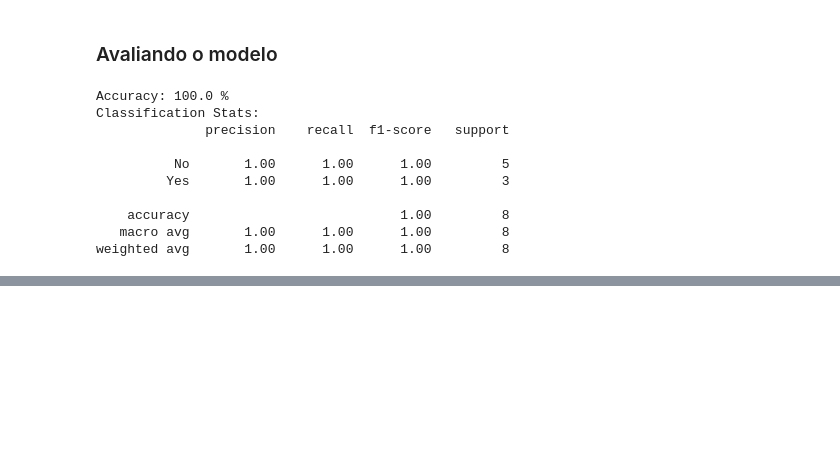
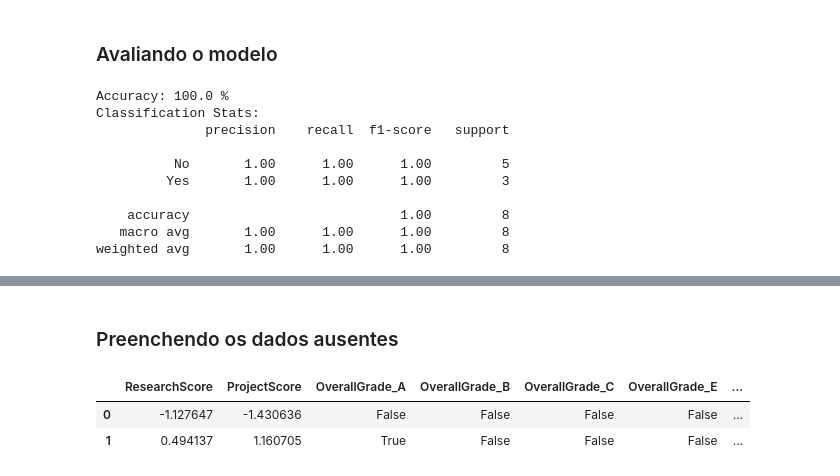
Before and after one commit to Fabio-Trindade/Eng-Aprendizado-M-quina, a Jupyter notebook: AP1/3869-Fabio-AP1.ipynb, the cells around one changed output, grey strips where cells are left out. Drawn from its saved outputs; the diff is of its cells as text; code cells hidden in the pictures; blank space fills up the shorter version.

```diff
--- a/AP1/3869-Fabio-AP1.ipynb
+++ b/AP1/3869-Fabio-AP1.ipynb
@@ -211,10 +206,9 @@ Classification Stats:
 weighted avg       1.00      1.00      1.00         8
 # %%
 path_to_checkpoints = '/checkpoints/student_records/'
-path_to_save = root_project + path_to_checkpoints
+path_to_save = project_root + path_to_checkpoints
 if not os.path.exists(path_to_save):
     os.mkdir(path_to_save)
-jobl = joblib
-jobl(model, path_to_save+'student_model.pickle')
-jobl(ss, path_to_save+'student_scaler.pickle')
+joblib.dump(model, path_to_save+'student_model.pickle')
+joblib.dump(ss, path_to_save+'student_scaler.pickle')
 # %% [output]
@@ -221,0 +220,3 @@ TypeError: 'module' object is not callable
+# %%
+model = joblib.load(path_to_save+'student_model.pickle')
+scaler = joblib.load(path_to_save+'student_scaler.pickle')
@@ -221,0 +225,11 @@ TypeError: 'module' object is not callable
+# %%
+new_data = pd.DataFrame([{'Name': 'Nathan', 'OverallGrade': 'F',
+'Obedient': 'N', 'ResearchScore': 30, 'ProjectScore': 20},
+
+{'Name': 'Thomas', 'OverallGrade': 'A',
+'Obedient': 'Y', 'ResearchScore': 78, 'ProjectScore': 80}])
+
+new_data = new_data[['Name', 'OverallGrade', 'Obedient',
+'ResearchScore', 'ProjectScore']]
+
+new_data
@@ -221,0 +242,9 @@ TypeError: 'module' object is not callable
+# %%
+prediction_features = new_data[feature_columns]
+
+prediction_features[numeric_columns] = scaler.transform(prediction_features[numeric_columns])
+
+prediction_features = pd.get_dummies(prediction_features,
+columns=list(set(feature_columns) - set(numeric_columns)))
+
+prediction_features
@@ -221,0 +260,16 @@ TypeError: 'module' object is not callable
+# %% [markdown]
+### Preenchendo os dados ausentes
+# %%
+current_categorical_engineered_features = set(prediction_features.columns) - set(numeric_columns)
+missing_features = set(categorical_columns) - current_categorical_engineered_features
+
+for feature in missing_features:
+    prediction_features[feature] = [False] * len(prediction_features)
+
+old_order = features.columns
+prediction_features = prediction_features[old_order]
+prediction_features
+# %% [output]
+|  | ResearchScore | ProjectScore | OverallGrade_A | OverallGrade_B | OverallGrade_C | OverallGrade_E | ... |
+| 0 | -1.127647 | -1.430636 | False | False | False | False | ... |
+| 1 | 0.494137 | 1.160705 | True | False | False | False | ... |
```
Also changed, not shown: parts of 14 cells of this notebook.
